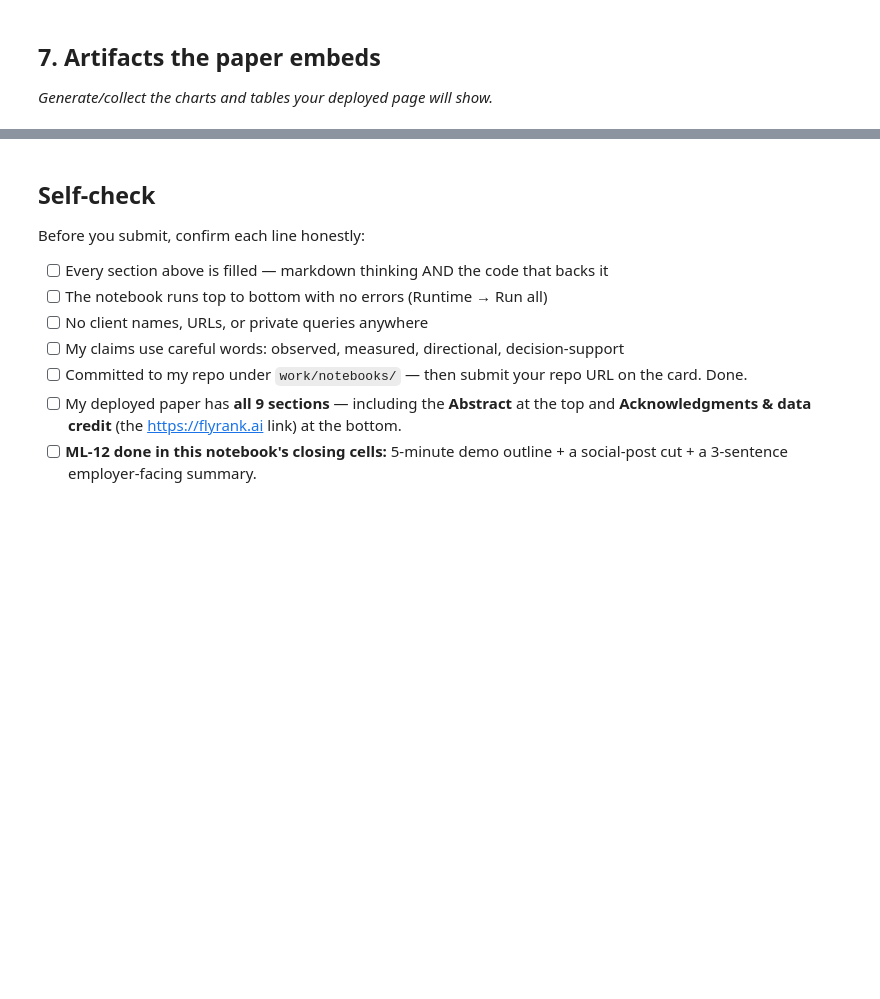
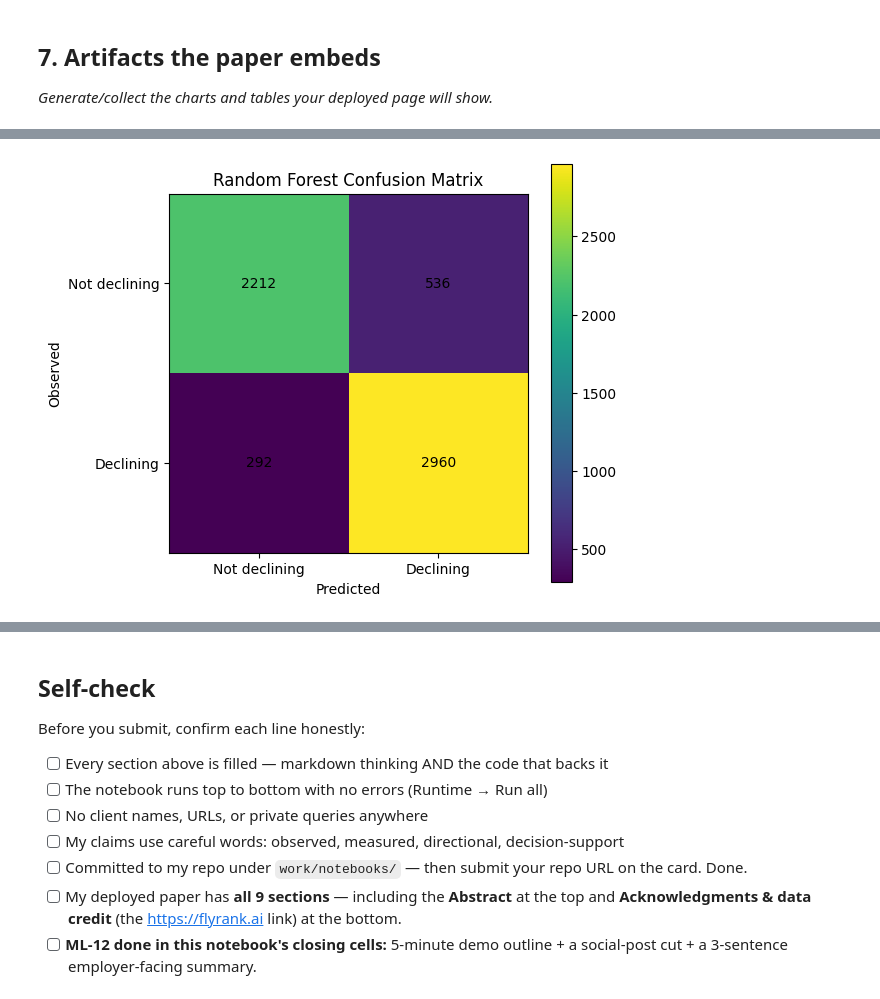
Before and after one commit to MalikZeeshan1122/FlyRank-ML-Internship-Starter, a Jupyter notebook: work/notebooks/capstone.ipynb, the cells around one changed output, grey strips where cells are left out. Saved outputs shown, nothing was run; the diff lists cells and outputs as text; code cells hidden in the pictures; blank space fills up the shorter version.

```diff
--- a/work/notebooks/capstone.ipynb
+++ b/work/notebooks/capstone.ipynb
@@ -20,0 +262,10 @@ This skeleton is yours to fill. Work the sections **in order** — each one has
+# %%
+# ============================================================
+# TARGET CANDIDATE INSPECTION
+# ============================================================
+
+print("Columns available for target selection:\n")
+
+for i, col in enumerate(df.columns):
+    print(i, "->", col, "| dtype:", df[col].dtype,
+          "| unique:", df[col].nunique(dropna=True))
@@ -36,0 +779,43 @@ This skeleton is yours to fill. Work the sections **in order** — each one has
+# %%
+# ============================================================
+# ARTIFACT 4 — CONFUSION MATRIX
+# ============================================================
+
+cm = confusion_matrix(
+    y_test,
+    model_predictions
+)
+
+plt.figure(figsize=(6, 5))
+
+plt.imshow(cm)
+
+plt.title("Random Forest Confusion Matrix")
+plt.xlabel("Predicted")
+plt.ylabel("Observed")
+
+plt.xticks(
+    [0, 1],
+    ["Not declining", "Declining"]
+)
+
+plt.yticks(
+    [0, 1],
+    ["Not declining", "Declining"]
+)
+
+for i in range(cm.shape[0]):
+    for j in range(cm.shape[1]):
+        plt.text(
+            j,
+            i,
+            str(cm[i, j]),
+            ha="center",
+            va="center"
+        )
+
+plt.colorbar()
+plt.tight_layout()
+plt.show()
+# %% [output]
+[figure, added]
```
Also changed, not shown: parts of 28 cells of this notebook.
